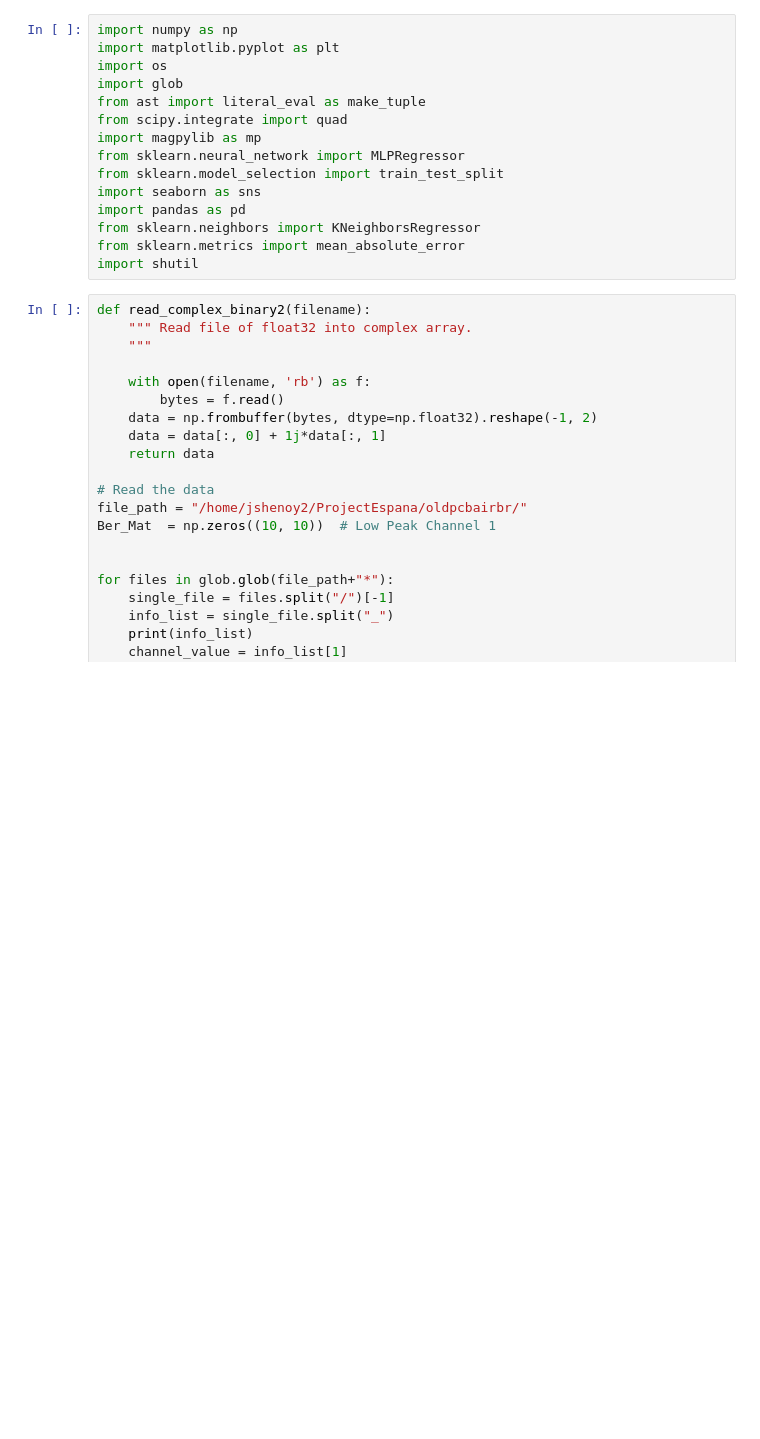
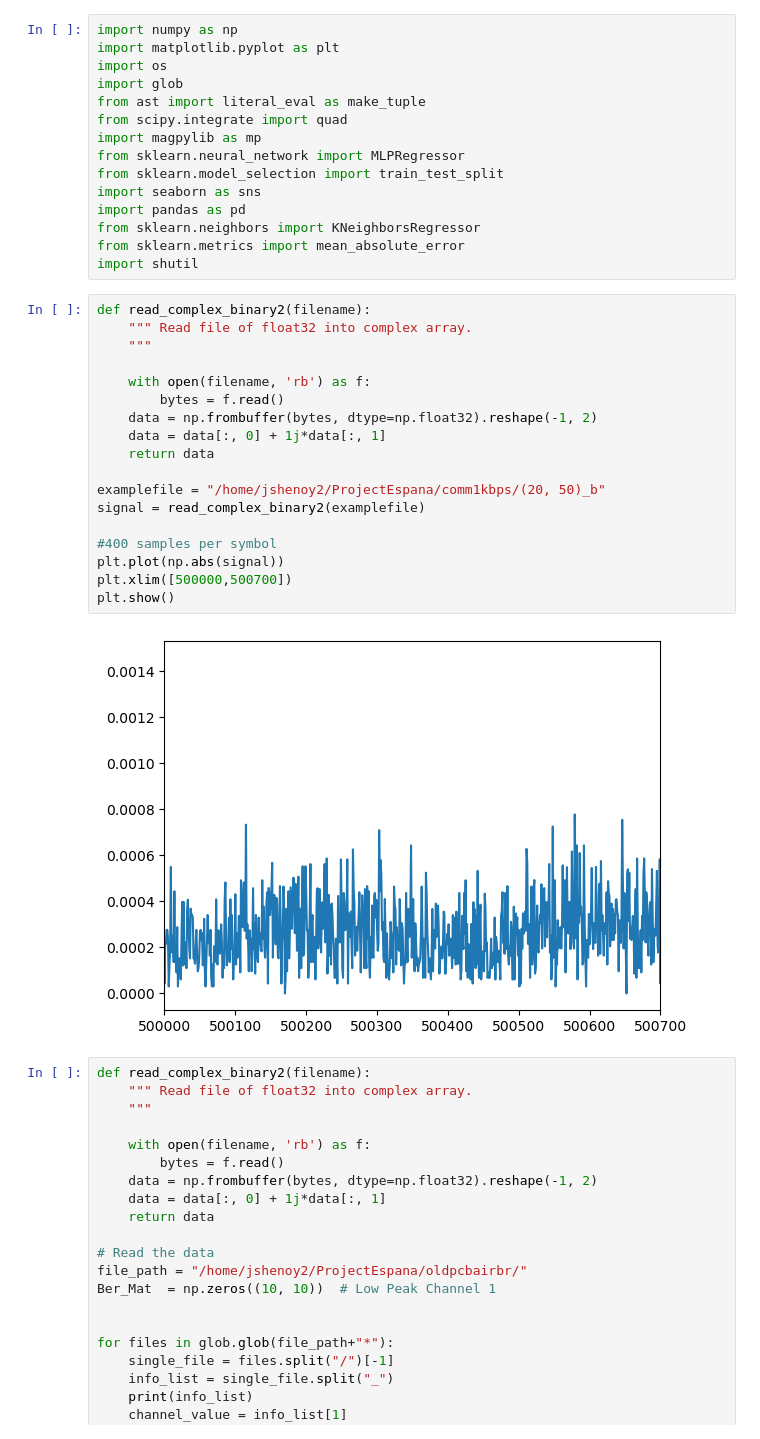
Before and after one commit to ConnectedSystemsLab/NFC, a Jupyter notebook: Communication.ipynb, the cells around one changed output. Cells and saved outputs as stored; diff of their text form; blank space fills up the shorter version.

```diff
--- a/Communication.ipynb
+++ b/Communication.ipynb
@@ -13,6 +13,26 @@ import pandas as pd
 from sklearn.neighbors import KNeighborsRegressor
 from sklearn.metrics import mean_absolute_error
 import shutil
+# %%
+def read_complex_binary2(filename):
+    """ Read file of float32 into complex array.
+    """
+
+    with open(filename, 'rb') as f:
+        bytes = f.read()
+    data = np.frombuffer(bytes, dtype=np.float32).reshape(-1, 2)
+    data = data[:, 0] + 1j*data[:, 1]
+    return data
+
+examplefile = "/home/jshenoy2/ProjectEspana/comm1kbps/(20, 50)_b"
+signal = read_complex_binary2(examplefile)
+
+#400 samples per symbol
+plt.plot(np.abs(signal))
+plt.xlim([500000,500700])
+plt.show()
+# %% [output]
+[figure, added]
 # %%
 def read_complex_binary2(filename):
     """ Read file of float32 into complex array.
```
Also changed, not shown: 4 other files.
